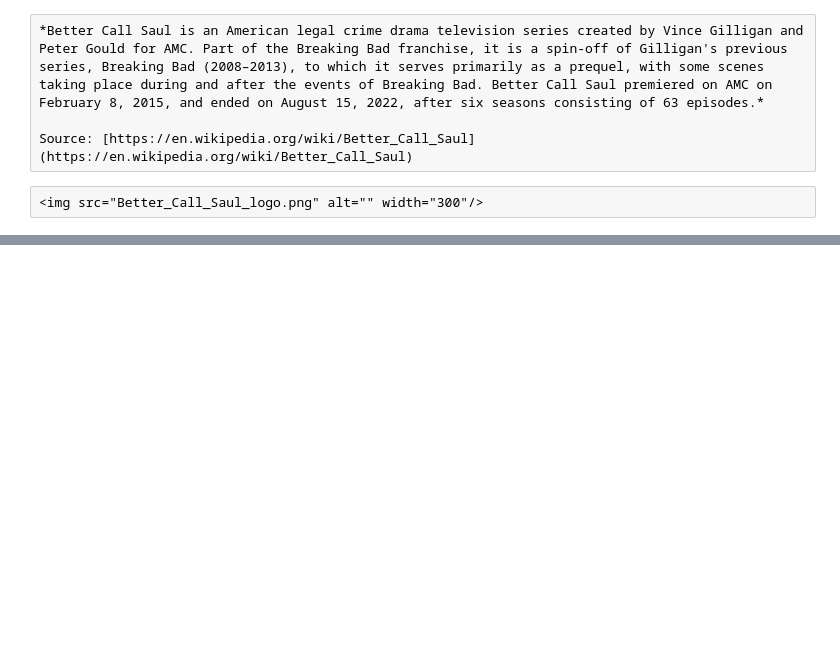
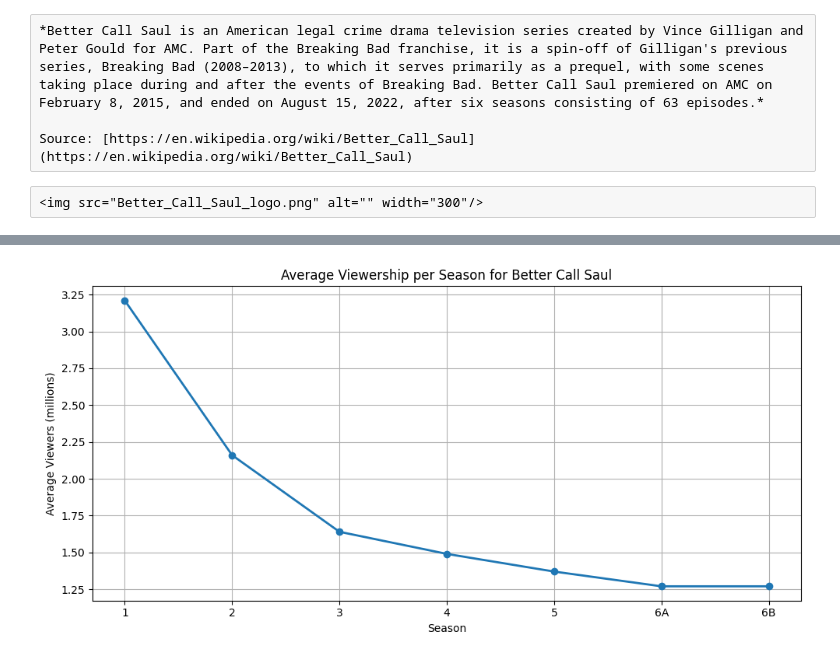
Before and after one commit to WHardyUW/RRcourse2025, a Jupyter notebook: 7. MD and Quarto/assignment_7/better_call_saul_viewership.ipynb, the cells around one changed output, grey strips where cells are left out. Cells and saved outputs as stored; diff of their text form; code cells hidden in the pictures; blank space fills up the shorter version.

Commit message:
Diagrams for viewership and changes in viewership

```diff
--- a/7. MD and Quarto/assignment_7/better_call_saul_viewership.ipynb
+++ b/7. MD and Quarto/assignment_7/better_call_saul_viewership.ipynb
@@ -36,3 +36,24 @@ Better Call Saul Season Viewership
 | 5 | Sunday 10:00 pm (ep1), Monday 9:0... | 10 | February 23, 2020 | 1.60 | April 20, 2020 | 1.59 | 1.37 |
 | 6A | Monday 9:00 pm | 7 | April 18, 2022 | 1.42 | May 23, 2022 | 1.19 | 1.27 |
 | 6B | NaN | 6 | July 11, 2022 | 1.16 | August 15, 2022 | 1.80 | 1.27 |
+# %%
+#| label: fig-viewership-trend
+#| fig-cap: "Average Viewership per Season for Better Call Saul"
+
+import matplotlib.pyplot as plt
+
+# Load data
+ratings = pd.read_csv("vievership_stats.csv")
+
+# Plot
+plt.figure(figsize=(10, 5))
+plt.plot(ratings["Season"], ratings["Average Viewers"], marker='o', linestyle='-', linewidth=2)
+
+plt.title("Average Viewership per Season for Better Call Saul")
+plt.xlabel("Season")
+plt.ylabel("Average Viewers (millions)")
+plt.grid(True)
+plt.tight_layout()
+plt.show()
+# %% [output]
+[figure, added]
```
Also changed, not shown: parts of 1 cell of this notebook, 1 other file.
